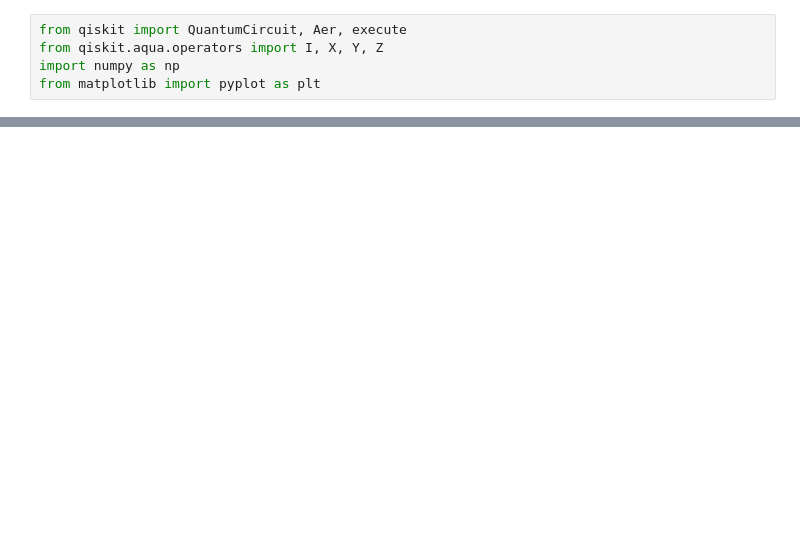
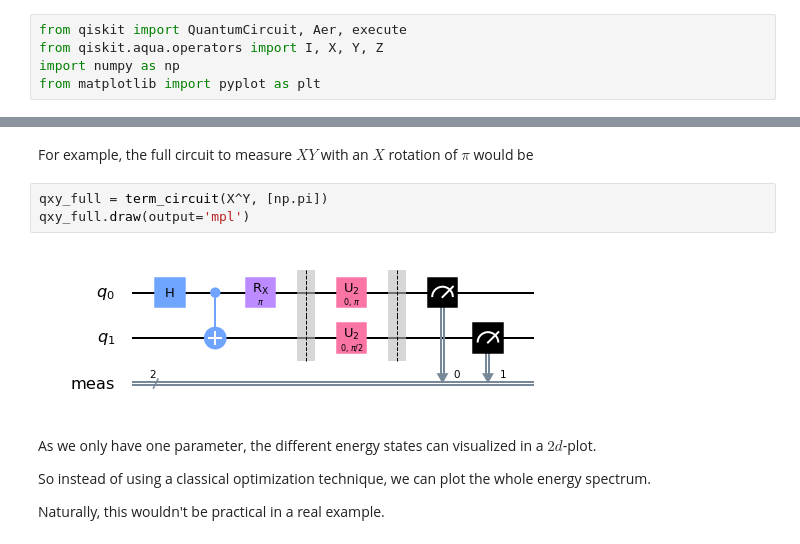
Before and after one commit to QuirozE/vqe, a Jupyter notebook: VQE.ipynb, the cells around one changed output, grey strips where cells are left out. Cells and saved outputs as stored; diff of their text form; blank space fills up the shorter version.

```diff
--- a/VQE.ipynb
+++ b/VQE.ipynb
@@ -193,0 +299,13 @@ error 0.9491320225002104
+# %% [markdown]
+For example, the full circuit to measure $XY$ with an $X$ rotation of $\pi$ would be
+# %%
+qxy_full = term_circuit(X^Y, [np.pi])
+qxy_full.draw(output='mpl')
+# %% [output]
+[figure, added]
+# %% [markdown]
+As we only have one parameter, the different energy states can visualized in a $2d$-plot.
+
+So instead of using a classical optimization technique, we can plot the whole energy spectrum.
+
+Naturally, this wouldn't be practical in a real example.
```
Also changed, not shown: parts of 41 cells of this notebook.
